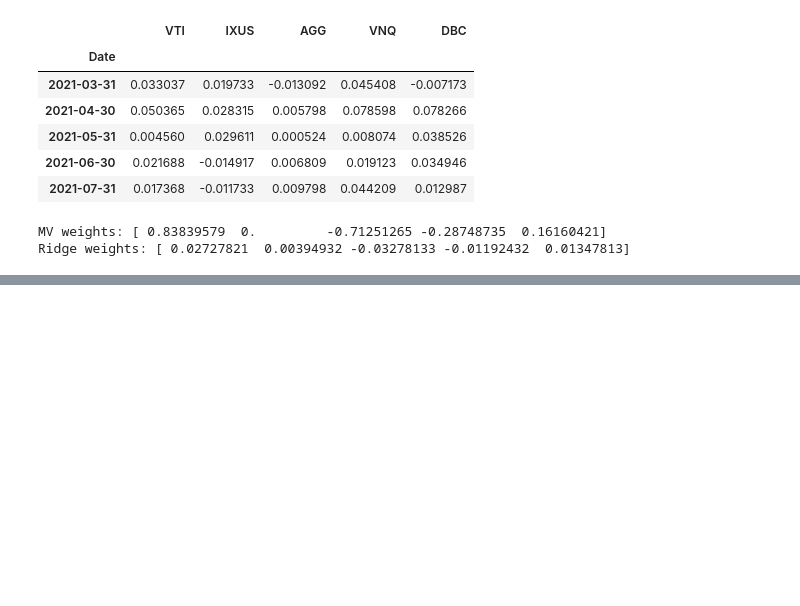
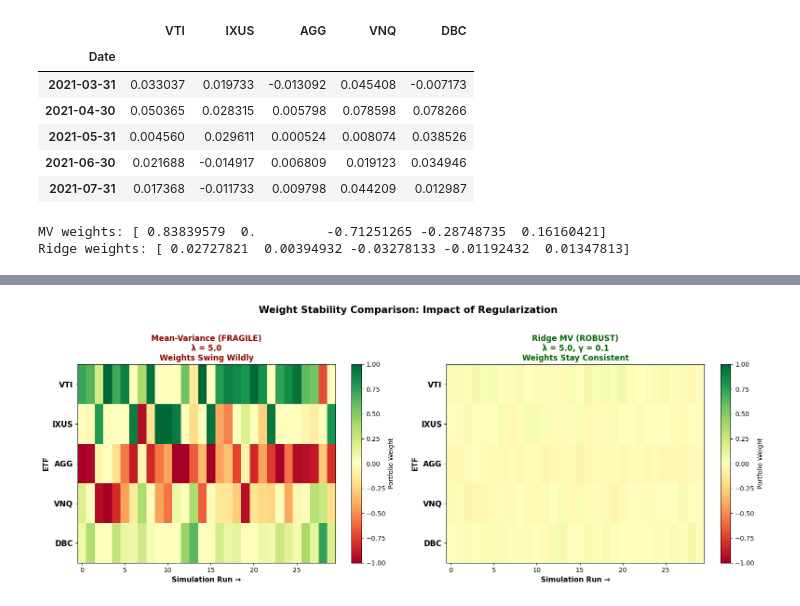
Before and after one commit to robicheau/mathcapstone, a Jupyter notebook: ETF_Portfolio_Optimization_GMV,SPARSE,RIDGE edits.ipynb, the cells around one changed output, grey strips where cells are left out. Saved outputs shown, nothing was run; the diff lists cells and outputs as text; code cells hidden in the pictures; blank space fills up the shorter version.

```diff
--- a/ETF_Portfolio_Optimization_GMV,SPARSE,RIDGE edits.ipynb
+++ b/ETF_Portfolio_Optimization_GMV,SPARSE,RIDGE edits.ipynb
@@ -759,0 +823,58 @@ MV perturbed: [ 0.55122128  0.         -1.          0.          0.44877872]
+# %%
+# Sample 30 runs for visualization
+n_samples = 30
+etf_names = ['VTI', 'IXUS', 'AGG', 'VNQ', 'DBC']
+
+weights_mv_samples = []
+weights_ridge_samples = []
+
+np.random.seed(42)
+for k in range(n_samples):
+    mu_p = perturb_mu_SE(mu, SE)
+    Sigma_p = perturb_Sigma_wishart(Sigma, T)
+
+    w_mv_p = mean_variance_cvxpy(mu_p, Sigma_p, lam=lam)
+    w_ridge_p = ridge_mv_cvxpy(mu_p, Sigma_p, lam=lam, gamma=gamma)
+
+    weights_mv_samples.append(w_mv_p)
+    weights_ridge_samples.append(w_ridge_p)
+
+weights_mv_arr = np.array(weights_mv_samples).T
+weights_ridge_arr = np.array(weights_ridge_samples).T
+
+# Side-by-side heatmaps
+fig, (ax1, ax2) = plt.subplots(1, 2, figsize=(16, 6))
+
+# Global color scale
+vmin = min(weights_mv_arr.min(), weights_ridge_arr.min())
+vmax = max(weights_mv_arr.max(), weights_ridge_arr.max())
+
+# MVO Heatmap
+im1 = ax1.imshow(weights_mv_arr, cmap='RdYlGn', aspect='auto',
+                 vmin=vmin, vmax=vmax, interpolation='nearest')
+ax1.set_yticks(range(len(etf_names)))
+ax1.set_yticklabels(etf_names, fontsize=12, fontweight='bold')
+ax1.set_xlabel('Simulation Run →', fontsize=11, fontweight='bold')
+ax1.set_ylabel('ETF', fontsize=11, fontweight='bold')
+ax1.set_title('Mean-Variance (FRAGILE)\nλ = 5.0\nWeights Swing Wildly',
+              fontsize=12, fontweight='bold', color='darkred')
+plt.colorbar(im1, ax=ax1, label='Portfolio Weight')
+
+# Ridge MV Heatmap
+im2 = ax2.imshow(weights_ridge_arr, cmap='RdYlGn', aspect='auto',
+                 vmin=vmin, vmax=vmax, interpolation='nearest')
+ax2.set_yticks(range(len(etf_names)))
+ax2.set_yticklabels(etf_names, fontsize=12, fontweight='bold')
+ax2.set_xlabel('Simulation Run →', fontsize=11, fontweight='bold')
+ax2.set_ylabel('ETF', fontsize=11, fontweight='bold')
+ax2.set_title(f'Ridge MV (ROBUST)\nλ = {lam}, γ = {gamma}\nWeights Stay Consistent',
+              fontsize=12, fontweight='bold', color='darkgreen')
+plt.colorbar(im2, ax=ax2, label='Portfolio Weight')
+
+plt.suptitle('Weight Stability Comparison: Impact of Regularization',
+             fontsize=15, fontweight='bold', y=1.02)
+plt.tight_layout()
+plt.savefig('heatmap_mv_vs_ridge.png', dpi=300, bbox_inches='tight')
+plt.show()
+# %% [output]
+[figure, added]
```
Also changed, not shown: parts of 14 cells of this notebook.
